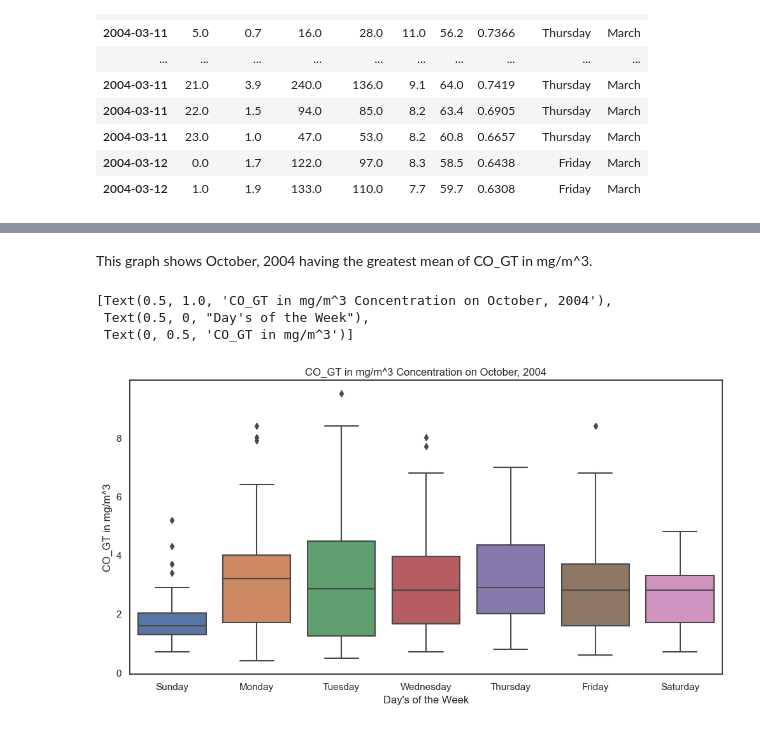
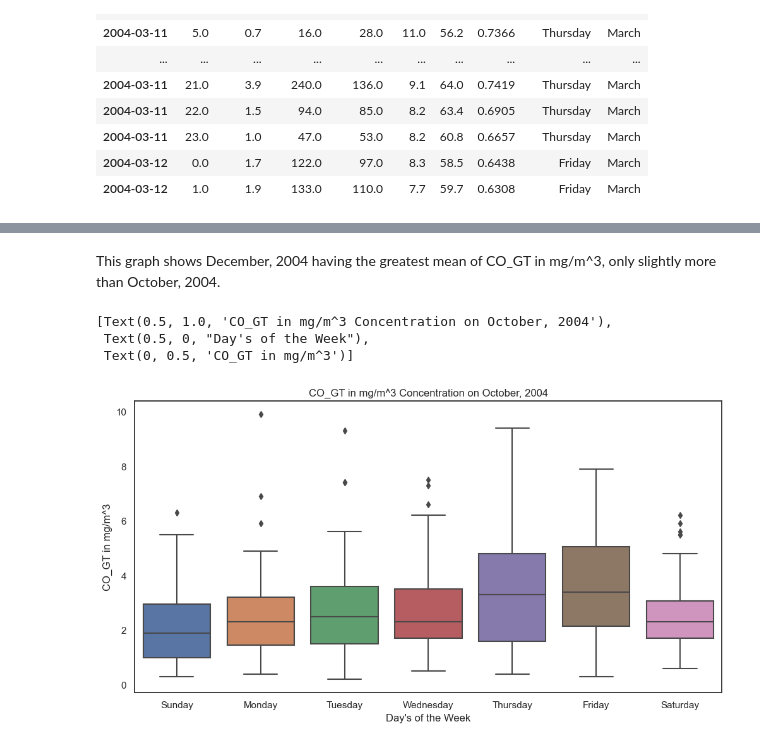
Before and after one commit to ubco-W2022T2-data301/project-group-group59, a Jupyter notebook: analysis/analysis1.ipynb, the cells around one changed output, grey strips where cells are left out. Drawn from its saved outputs; the diff is of its cells as text; code cells hidden in the pictures.

```diff
--- a/analysis/analysis1.ipynb
+++ b/analysis/analysis1.ipynb
@@ -382,2 +329,4 @@ df2.head(30)
+# %%
+df_clean = test.load_and_process()
 # %%
 
@@ -408,13 +357,13 @@ avg_month_CO_GT
 # %% [markdown]
-This graph shows October, 2004 having the greatest mean of CO_GT in mg/m^3.
+This graph shows December, 2004 having the greatest mean of CO_GT in mg/m^3, only slightly more than October, 2004.
 # %%
-df3=df2.loc['2004-10-1':'2004-10-29']
+df3=df_clean.loc['2004-12-1':'2004-12-31']
 
 order = ["Sunday", "Monday", "Tuesday", "Wednesday", "Thursday", "Friday", "Saturday"]
 plt.figure(figsize=(12,6))
 sns.boxplot(x=df3['Day'], y= df3['CO_GT'], order=order).set(title='CO_GT in mg/m^3 Concentration on October, 2004',xlabel ="Day's of the Week", ylabel = "CO_GT in mg/m^3")
 # %% [output]
 [Text(0.5, 1.0, 'CO_GT in mg/m^3 Concentration on October, 2004'),
  Text(0.5, 0, "Day's of the Week"),
  Text(0, 0.5, 'CO_GT in mg/m^3')]
-[figure, old version]
+[figure, new version]
```
Also changed, not shown: parts of 20 cells of this notebook, 2 other files.
